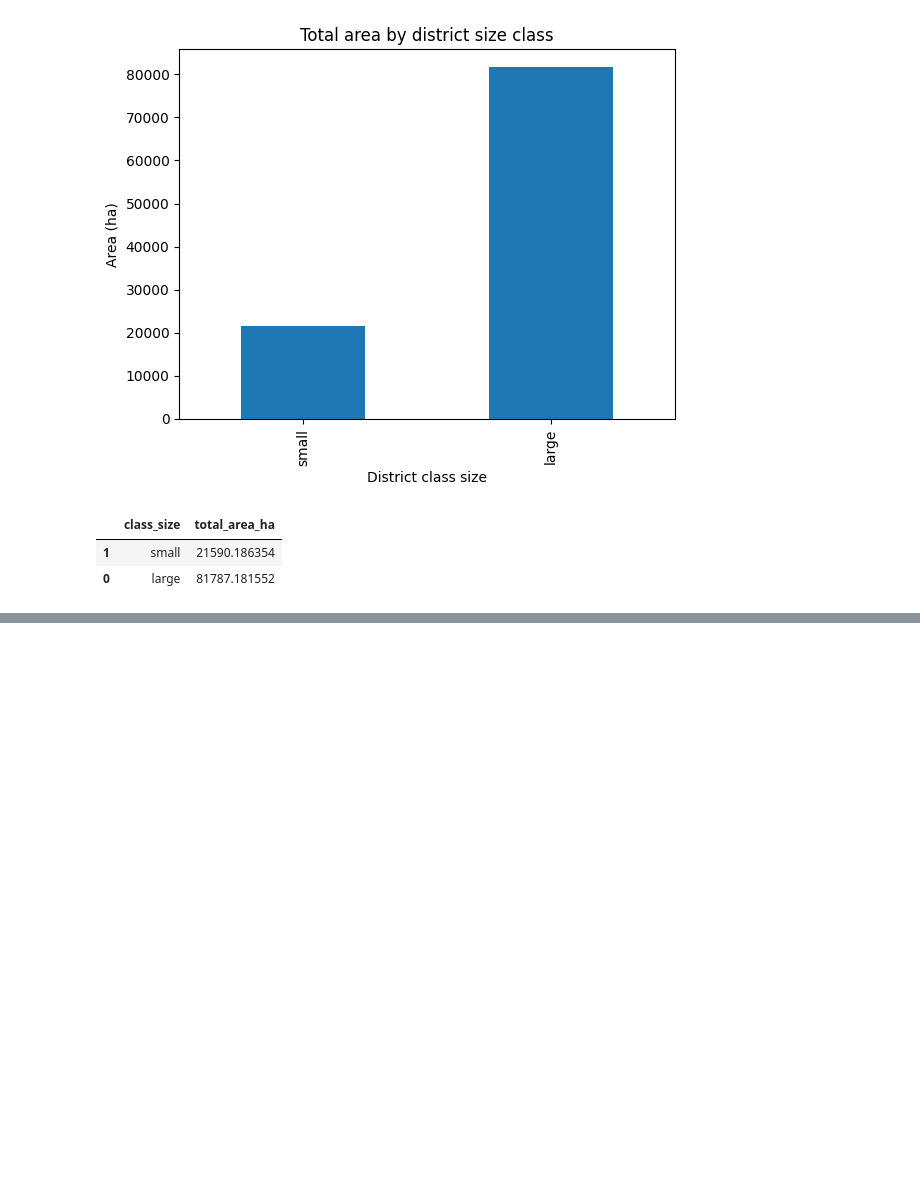
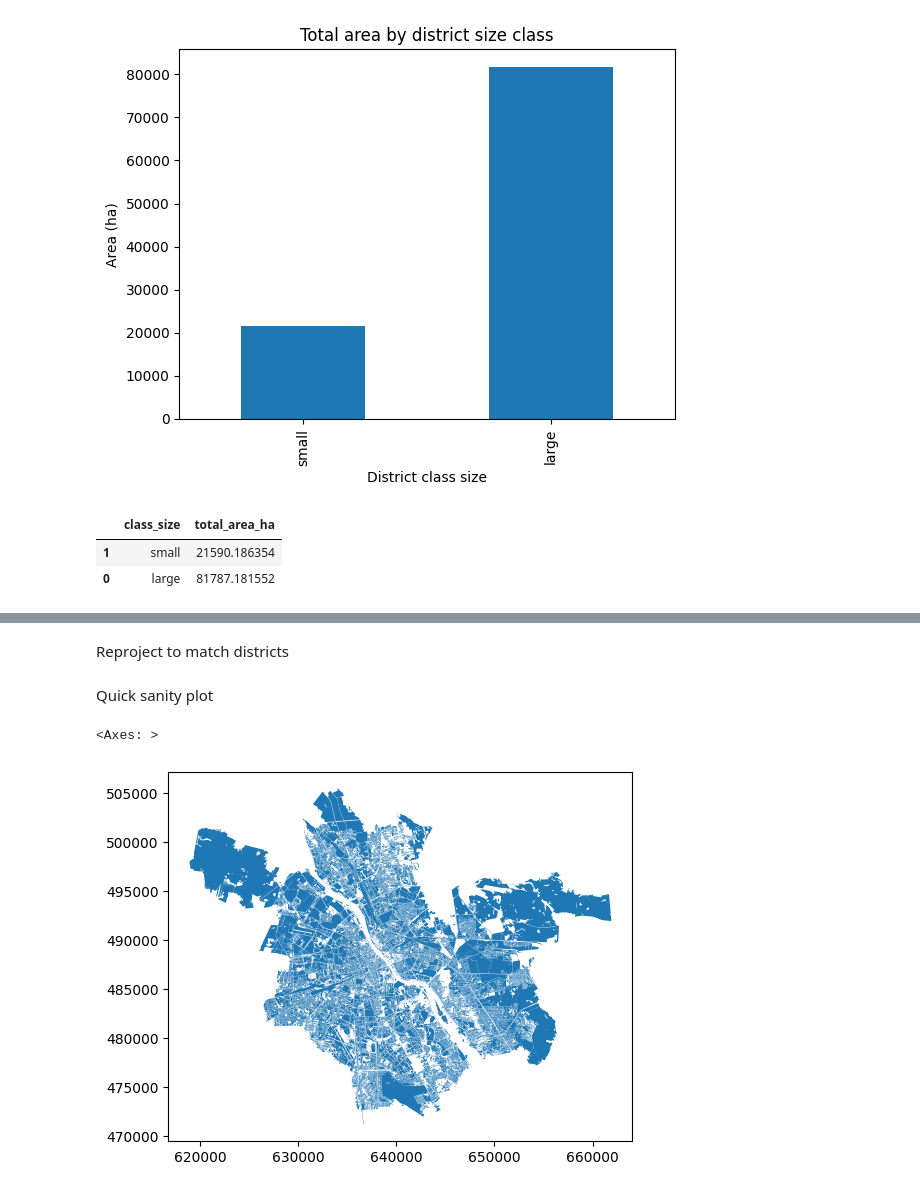
Before and after one commit to piaseckazaneta/Python, a Jupyter notebook: Python_Day1.ipynb, the cells around one changed output, grey strips where cells are left out. Cells and saved outputs as stored; diff of their text form; code cells hidden in the pictures; blank space fills up the shorter version.

Commit message:
Add Day 8: Load OpenStreetMap land-use data for Warsaw

```diff
--- a/Python_Day1.ipynb
+++ b/Python_Day1.ipynb
@@ -723,0 +753,8 @@ area_ha_class_size_sorted
+# %%
+place = "Warsaw, Poland"
+
+tags = {
+    "landuse": True
+    }
+
+osm_landuse = ox.features_from_place(place, tags)
@@ -723,0 +786,11 @@ area_ha_class_size_sorted
+# %% [markdown]
+Reproject to match districts
+# %%
+osm_landuse = osm_landuse.to_crs(districts_gdf_projected.crs)
+# %% [markdown]
+Quick sanity plot
+# %%
+osm_landuse.plot()
+# %% [output]
+<Axes: >
+[figure, added]
```
Also changed, not shown: parts of 7 cells of this notebook.
